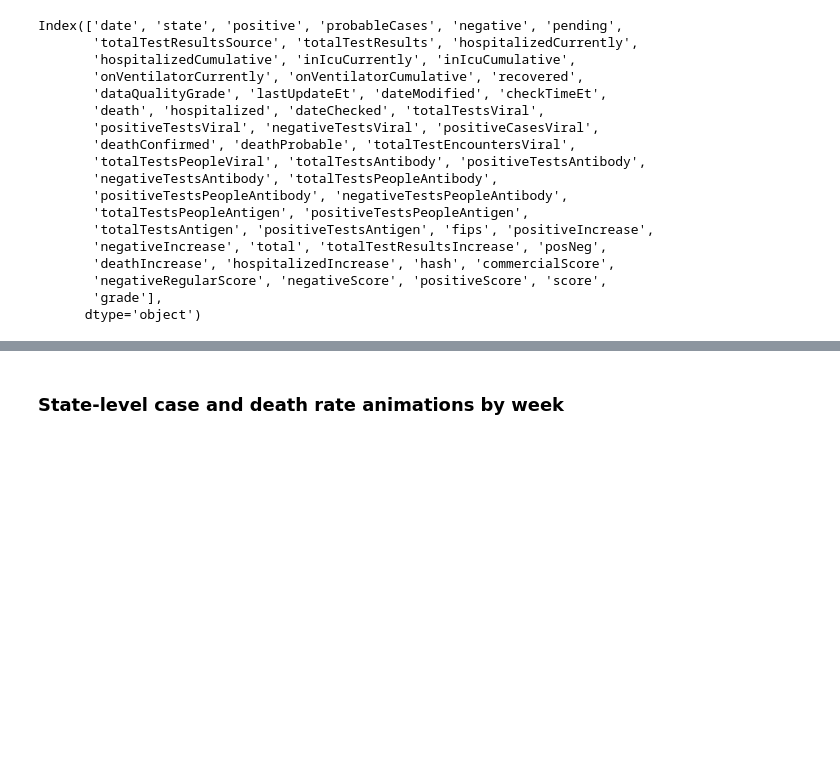
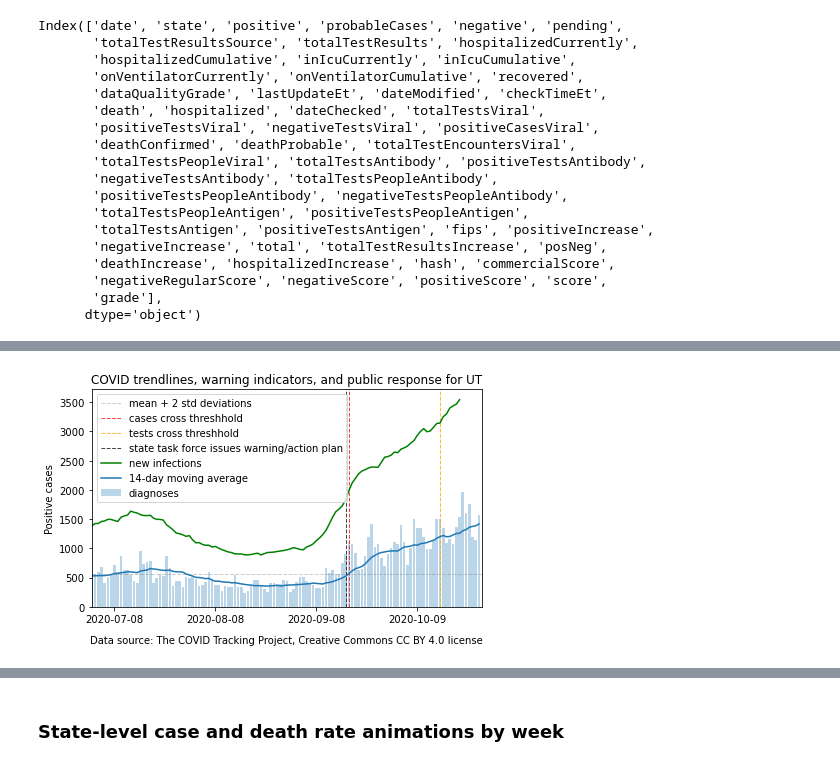
Before and after one commit to salvir1/COVID-19-outbreak-data-analysis, a Jupyter notebook: covid-delay-dissection.ipynb, the cells around one changed output, grey strips where cells are left out. Saved outputs shown, nothing was run; the diff lists cells and outputs as text; code cells hidden in the pictures; blank space fills up the shorter version.

```diff
--- a/covid-delay-dissection.ipynb
+++ b/covid-delay-dissection.ipynb
@@ -268,0 +188,34 @@ plt.savefig('img/COVID-infections-and-cases-for-MT-with-threshholds.png')
+# %%
+# Chart 3-UT: Positivity and case trends for UT with threshholds and govt recognition
+
+fig,ax = plt.subplots(figsize=(7,4))
+plt.figtext(0.9, 0, 'Data source: The COVID Tracking Project, Creative Commons CC BY 4.0 license', horizontalalignment='right')
+
+ST_cvd = covidtracking[covidtracking['state'] == chart_state_2]
+ST_cvd['positivity'] = ST_cvd['positiveIncrease'] / (ST_cvd['positiveIncrease']  + ST_cvd['negativeIncrease'] ) * 100
+ST_cvd['date'] = pd.to_datetime(ST_cvd['date'], format='%Y%m%d')
+ST_cvd = ST_cvd.sort_values('date', ascending=True)
+ST_cvd['positivity_SMA'] = ST_cvd['positivity'].rolling(window=14).mean()
+pos_upper_control_limit=ST_cvd[ST_cvd['date'].dt.month==8]['positivity'].mean() + 2* ST_cvd[ST_cvd['date'].dt.month==8]['positivity'].std()
+test_thresh = next(x for x, val in enumerate(ST_cvd['positivity_SMA']) if val > pos_upper_control_limit and x > 150)
+
+ST_cvd['case_SMA_14'] = ST_cvd['positiveIncrease'].rolling(window=14).mean()
+case_upper_control_limit=ST_cvd[ST_cvd['date'].dt.month==8]['positiveIncrease'].mean() + 2* ST_cvd[ST_cvd['date'].dt.month==8]['positiveIncrease'].std()
+case_thresh = next(x for x, val in enumerate(ST_cvd['case_SMA_14']) if val > case_upper_control_limit and x > 150)
+
+ax.bar(ST_cvd['date'], ST_cvd['positiveIncrease'], label="diagnoses", alpha = 0.3)
+ax.axhline(y=case_upper_control_limit, ls= '--', lw=1, color = 'gray', label="mean + 2 std deviations", alpha=0.4)
+ax.axvline(x=ST_cvd['date'].iloc[case_thresh ], ls= '--', lw=1, color = 'red', label="cases cross threshhold", alpha=0.75)
+ax.axvline(x=ST_cvd['date'].iloc[test_thresh], ls= '--', lw=1, color = 'orange', label="tests cross threshhold", alpha=0.75)
+ax.axvline(x=ST_cvd[ST_cvd['date']=='2020-09-17']['date'], ls= '--', lw=1, color = 'black', label="state task force issues warning/action plan", alpha=0.75)
+ax.plot(ST_cvd['date'], 2.5 * ST_cvd['case_SMA_14'].shift(infection_shift), label="new infections", color='green')
+ax.plot(ST_cvd['date'], ST_cvd['case_SMA_14'], label="14-day moving average")
+ax.set_xlim([datetime.date(2020, 7, 1), datetime.date.today()])
+ax.set_title(f"COVID trendlines, warning indicators, and public response for {chart_state_2}")
+ax.xaxis.set_major_locator(ticker.MultipleLocator(tick_spacing))
+ax.set_ylim(0)
+ax.set_ylabel('Positive cases')
+ax.legend()
+plt.savefig('img/COVID-infections-and-cases-for-UT-with-threshholds-and-response.png')
+# %% [output]
+[figure, added]
```
Also changed, not shown: parts of 19 cells of this notebook, 3 other files.
